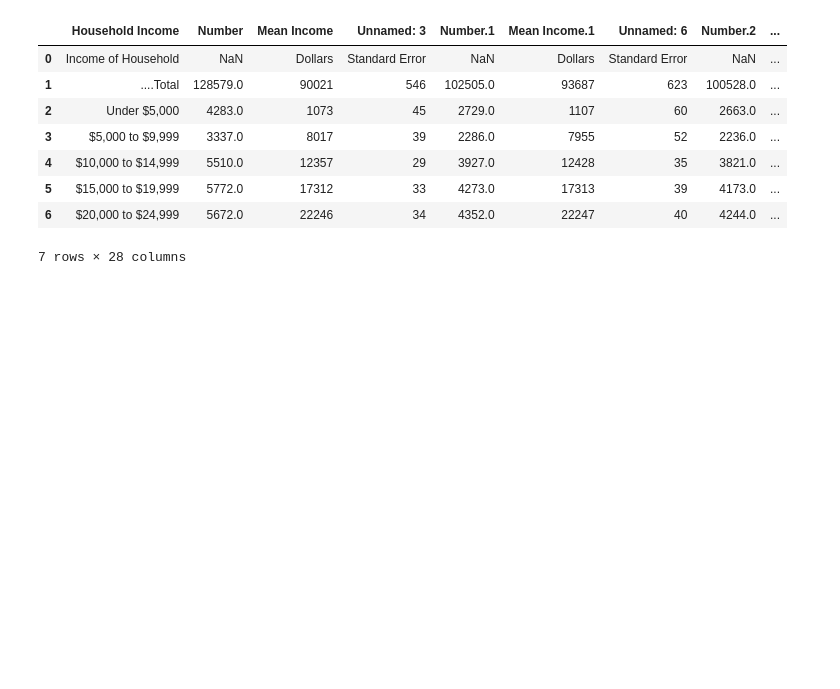
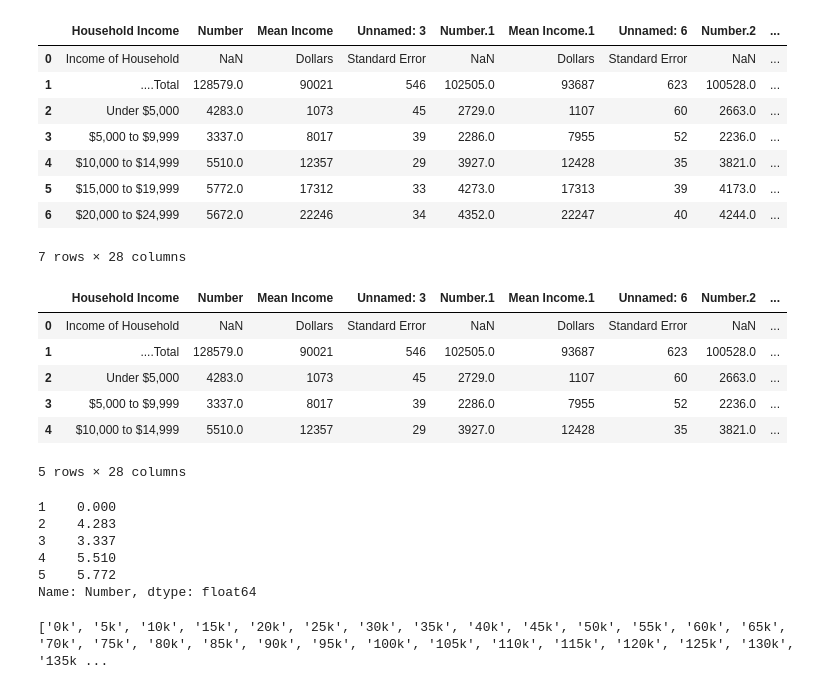
Before and after one commit to dixon400/Computational-Economics, a Jupyter notebook: In-Class Note/Project 3 - Introduction to numpy, pandas and matplotlib.ipynb, the cells around one changed output. Drawn from its saved outputs; the diff is of its cells as text; code cells hidden in the pictures; blank space fills up the shorter version.

```diff
--- a/In-Class Note/Project 3 - Introduction to numpy, pandas and matplotlib.ipynb
+++ b/In-Class Note/Project 3 - Introduction to numpy, pandas and matplotlib.ipynb
@@ -431,3 +430,34 @@ income_data.head(7)
 | 5 | $15,000 to $19,999 | 5772.0 | 17312 | 33 | 4273.0 | 17313 | 39 | 4173.0 | ... |
 | 6 | $20,000 to $24,999 | 5672.0 | 22246 | 34 | 4352.0 | 22247 | 40 | 4244.0 | ... |
 7 rows × 28 columns
+# %%
+income_data = income_data.rename(
+    columns = {"Unnamed: 0": "Household Income"})
+income_data.head()
+# %% [output]
+|  | Household Income | Number | Mean Income | Unnamed: 3 | Number.1 | Mean Income.1 | Unnamed: 6 | Number.2 | ... |
+| 0 | Income of Household | NaN | Dollars | Standard Error | NaN | Dollars | Standard Error | NaN | ... |
+| 1 | ....Total | 128579.0 | 90021 | 546 | 102505.0 | 93687 | 623 | 100528.0 | ... |
+| 2 | Under $5,000 | 4283.0 | 1073 | 45 | 2729.0 | 1107 | 60 | 2663.0 | ... |
+| 3 | $5,000 to $9,999 | 3337.0 | 8017 | 39 | 2286.0 | 7955 | 52 | 2236.0 | ... |
+| 4 | $10,000 to $14,999 | 5510.0 | 12357 | 29 | 3927.0 | 12428 | 35 | 3821.0 | ... |
+5 rows × 28 columns
+# %%
+households = income_data["Number"][1:-1].div(1000)
+households.iloc[0] = 0
+households.head()
+# %% [output]
+1    0.000
+2    4.283
+3    3.337
+4    5.510
+5    5.772
+Name: Number, dtype: float64
+# %%
+income_levels = list(range(0,201,5))
+income_levels.append(250)
+income_levels = [str(value) + "k" for value in income_levels]
+income_levels.append("250k+")
+print(income_levels)
+# %% [output]
+['0k', '5k', '10k', '15k', '20k', '25k', '30k', '35k', '40k', '45k', '50k', '55k', '60k', '65k', '70k', '75k', '80k', '85k', '90k', '95k', '100k', '105k', '110k', '115k', '120k', '125k', '130k', '135k ...
```
Also changed, not shown: parts of 21 cells of this notebook, 2 other files.
